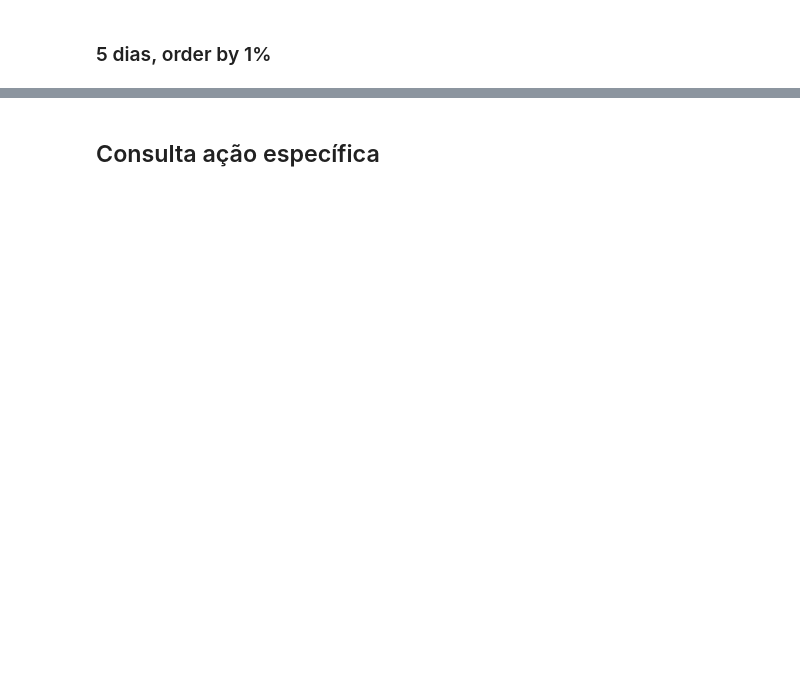
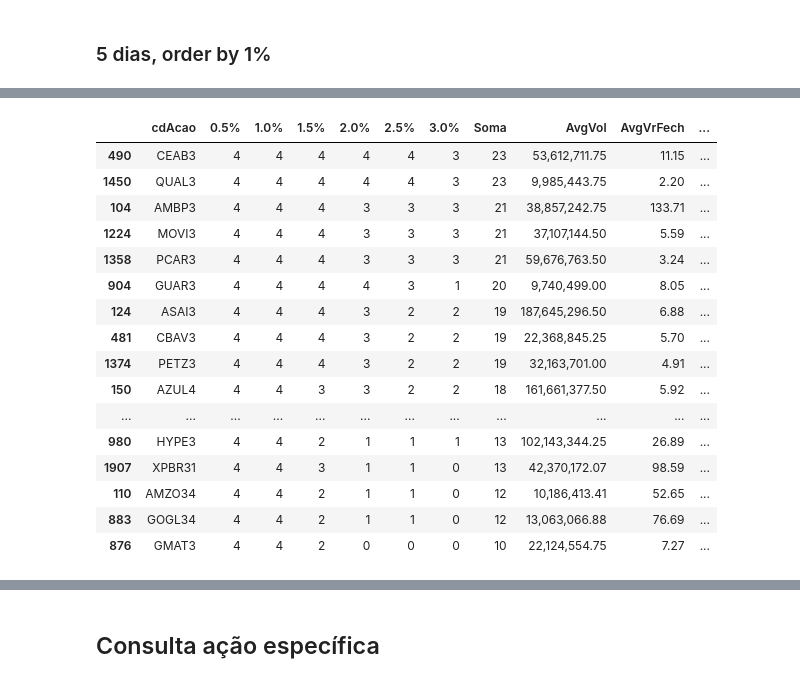
Before and after one commit to alexandre-esmeraldo/StockManager, a Jupyter notebook: StockManager_Processamento.ipynb, the cells around one changed output, grey strips where cells are left out. Drawn from its saved outputs; the diff is of its cells as text; code cells hidden in the pictures; blank space fills up the shorter version.

```diff
--- a/StockManager_Processamento.ipynb
+++ b/StockManager_Processamento.ipynb
@@ -196,0 +216,20 @@ d03
+# %%
+d04_format
+# %% [output]
+|  | cdAcao | 0.5% | 1.0% | 1.5% | 2.0% | 2.5% | 3.0% | Soma | AvgVol | AvgVrFech | ... |
+| 490 | CEAB3 | 4 | 4 | 4 | 4 | 4 | 3 | 23 | 53,612,711.75 | 11.15 | ... |
+| 1450 | QUAL3 | 4 | 4 | 4 | 4 | 4 | 3 | 23 | 9,985,443.75 | 2.20 | ... |
+| 104 | AMBP3 | 4 | 4 | 4 | 3 | 3 | 3 | 21 | 38,857,242.75 | 133.71 | ... |
+| 1224 | MOVI3 | 4 | 4 | 4 | 3 | 3 | 3 | 21 | 37,107,144.50 | 5.59 | ... |
+| 1358 | PCAR3 | 4 | 4 | 4 | 3 | 3 | 3 | 21 | 59,676,763.50 | 3.24 | ... |
+| 904 | GUAR3 | 4 | 4 | 4 | 4 | 3 | 1 | 20 | 9,740,499.00 | 8.05 | ... |
+| 124 | ASAI3 | 4 | 4 | 4 | 3 | 2 | 2 | 19 | 187,645,296.50 | 6.88 | ... |
+| 481 | CBAV3 | 4 | 4 | 4 | 3 | 2 | 2 | 19 | 22,368,845.25 | 5.70 | ... |
+| 1374 | PETZ3 | 4 | 4 | 4 | 3 | 2 | 2 | 19 | 32,163,701.00 | 4.91 | ... |
+| 150 | AZUL4 | 4 | 4 | 3 | 3 | 2 | 2 | 18 | 161,661,377.50 | 5.92 | ... |
+| ... | ... | ... | ... | ... | ... | ... | ... | ... | ... | ... | ... |
+| 980 | HYPE3 | 4 | 4 | 2 | 1 | 1 | 1 | 13 | 102,143,344.25 | 26.89 | ... |
+| 1907 | XPBR31 | 4 | 4 | 3 | 1 | 1 | 0 | 13 | 42,370,172.07 | 98.59 | ... |
+| 110 | AMZO34 | 4 | 4 | 2 | 1 | 1 | 0 | 12 | 10,186,413.41 | 52.65 | ... |
+| 883 | GOGL34 | 4 | 4 | 2 | 1 | 1 | 0 | 12 | 13,063,066.88 | 76.69 | ... |
+| 876 | GMAT3 | 4 | 4 | 2 | 0 | 0 | 0 | 10 | 22,124,554.75 | 7.27 | ... |
```
Also changed, not shown: parts of 28 cells of this notebook.
